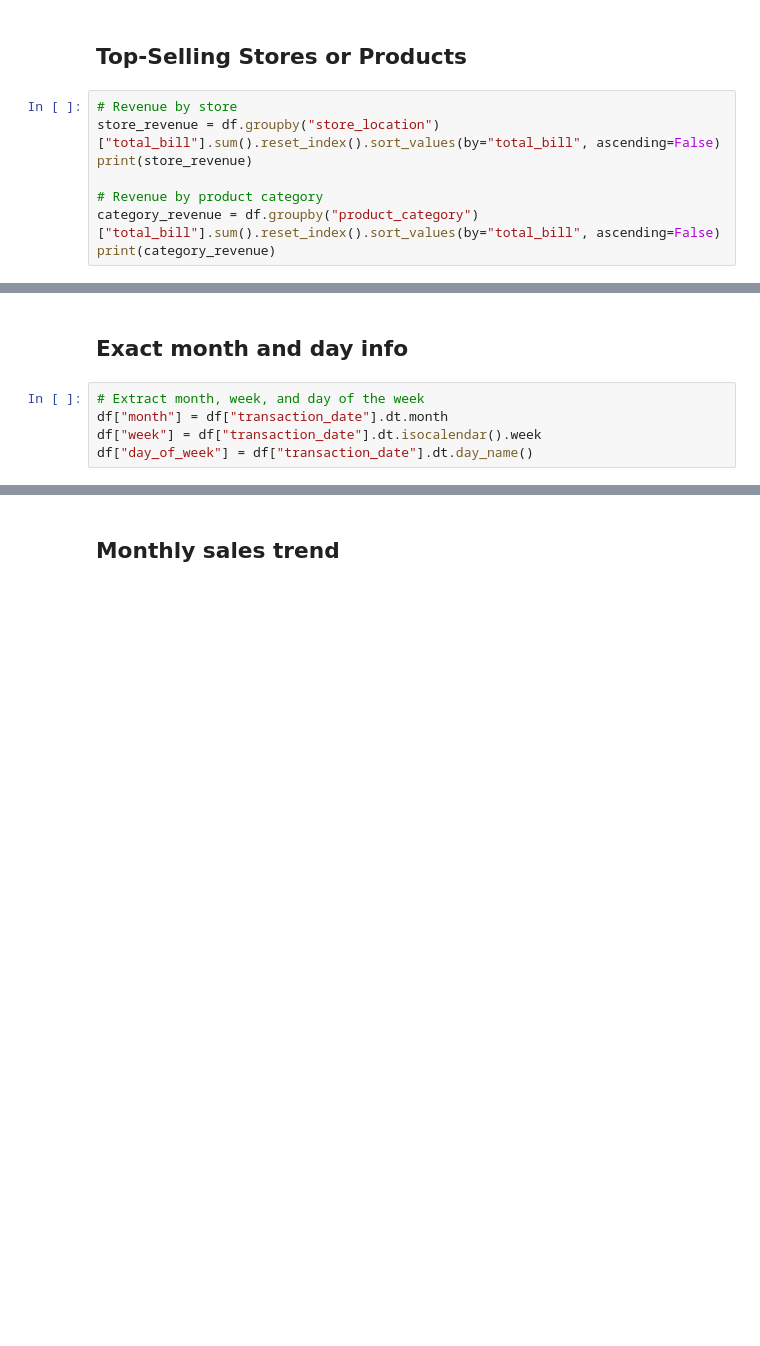
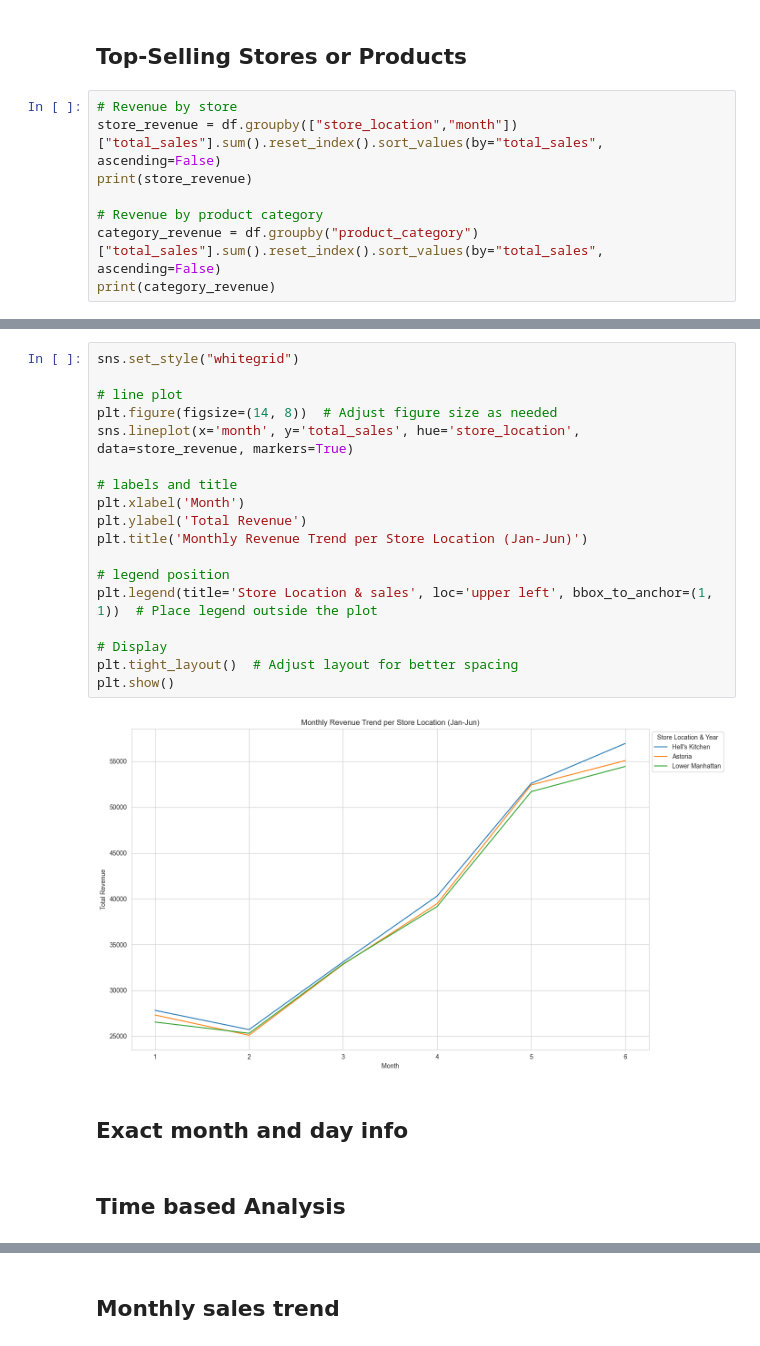
Before and after one commit to Darshan922000/Capstone-2, a Jupyter notebook: Notebook/VJ_EDA.ipynb, the cells around one changed output, grey strips where cells are left out. Saved outputs shown, nothing was run; the diff lists cells and outputs as text; blank space fills up the shorter version.

```diff
--- a/Notebook/VJ_EDA.ipynb
+++ b/Notebook/VJ_EDA.ipynb
@@ -81,10 +86,10 @@ plt.show()
 ## Top-Selling Stores or Products
 # %%
 # Revenue by store
-store_revenue = df.groupby("store_location")["total_bill"].sum().reset_index().sort_values(by="total_bill", ascending=False)
+store_revenue = df.groupby(["store_location","month"])["total_sales"].sum().reset_index().sort_values(by="total_sales", ascending=False)
 print(store_revenue)
 
 # Revenue by product category
-category_revenue = df.groupby("product_category")["total_bill"].sum().reset_index().sort_values(by="total_bill", ascending=False)
+category_revenue = df.groupby("product_category")["total_sales"].sum().reset_index().sort_values(by="total_sales", ascending=False)
 print(category_revenue)
 # %% [output]
@@ -105,7 +113,24 @@ print(category_revenue)
+# %%
+sns.set_style("whitegrid")
+
+# line plot
+plt.figure(figsize=(14, 8))  # Adjust figure size as needed
+sns.lineplot(x='month', y='total_sales', hue='store_location',  data=store_revenue, markers=True)
+
+# labels and title
+plt.xlabel('Month')
+plt.ylabel('Total Revenue')
+plt.title('Monthly Revenue Trend per Store Location (Jan-Jun)')
+
+# legend position
+plt.legend(title='Store Location & sales', loc='upper left', bbox_to_anchor=(1, 1))  # Place legend outside the plot
+
+# Display
+plt.tight_layout()  # Adjust layout for better spacing
+plt.show()
+# %% [output]
+[figure, added]
 # %% [markdown]
 ## Exact month and day info
-# %%
-# Extract month, week, and day of the week
-df["month"] = df["transaction_date"].dt.month
-df["week"] = df["transaction_date"].dt.isocalendar().week
-df["day_of_week"] = df["transaction_date"].dt.day_name()
+# %% [markdown]
+## Time based Analysis
```
Also changed, not shown: parts of 16 cells of this notebook, 1 other file.
